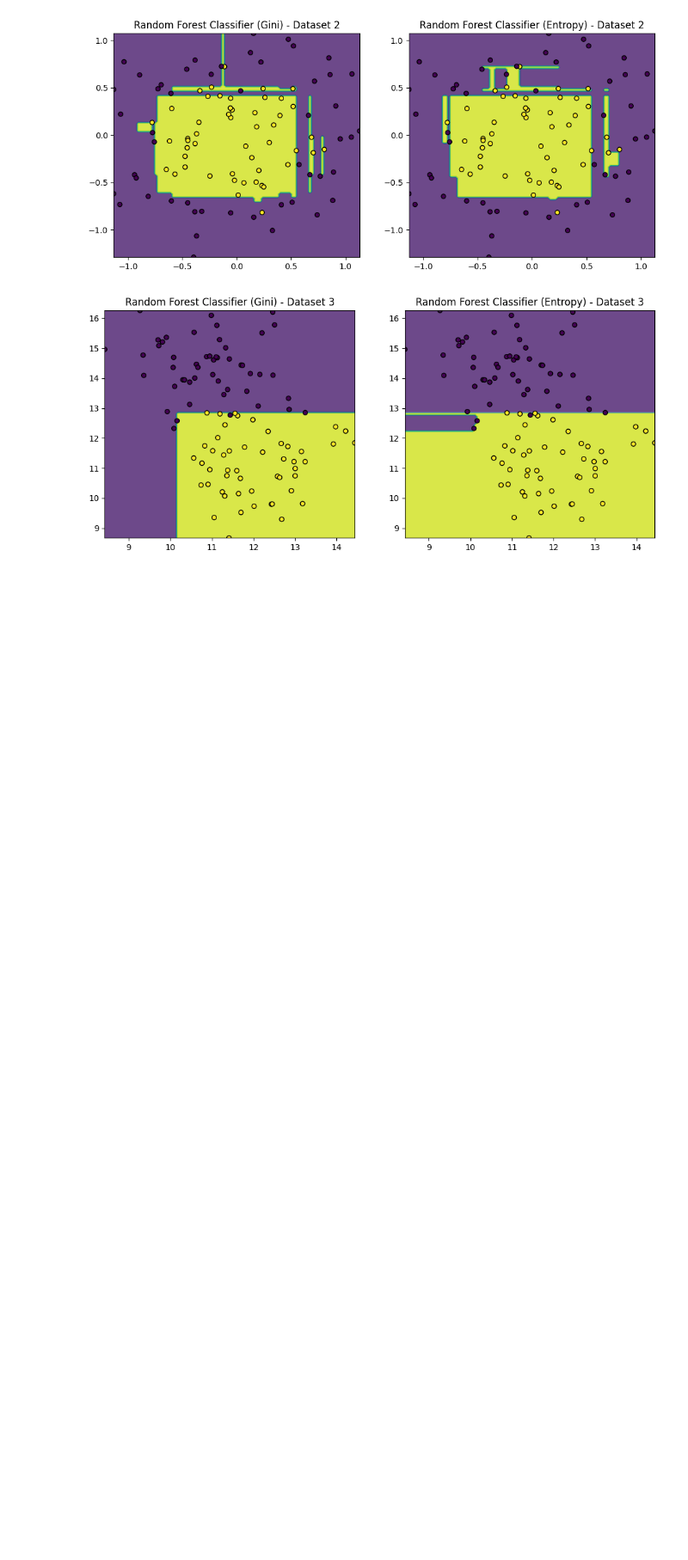
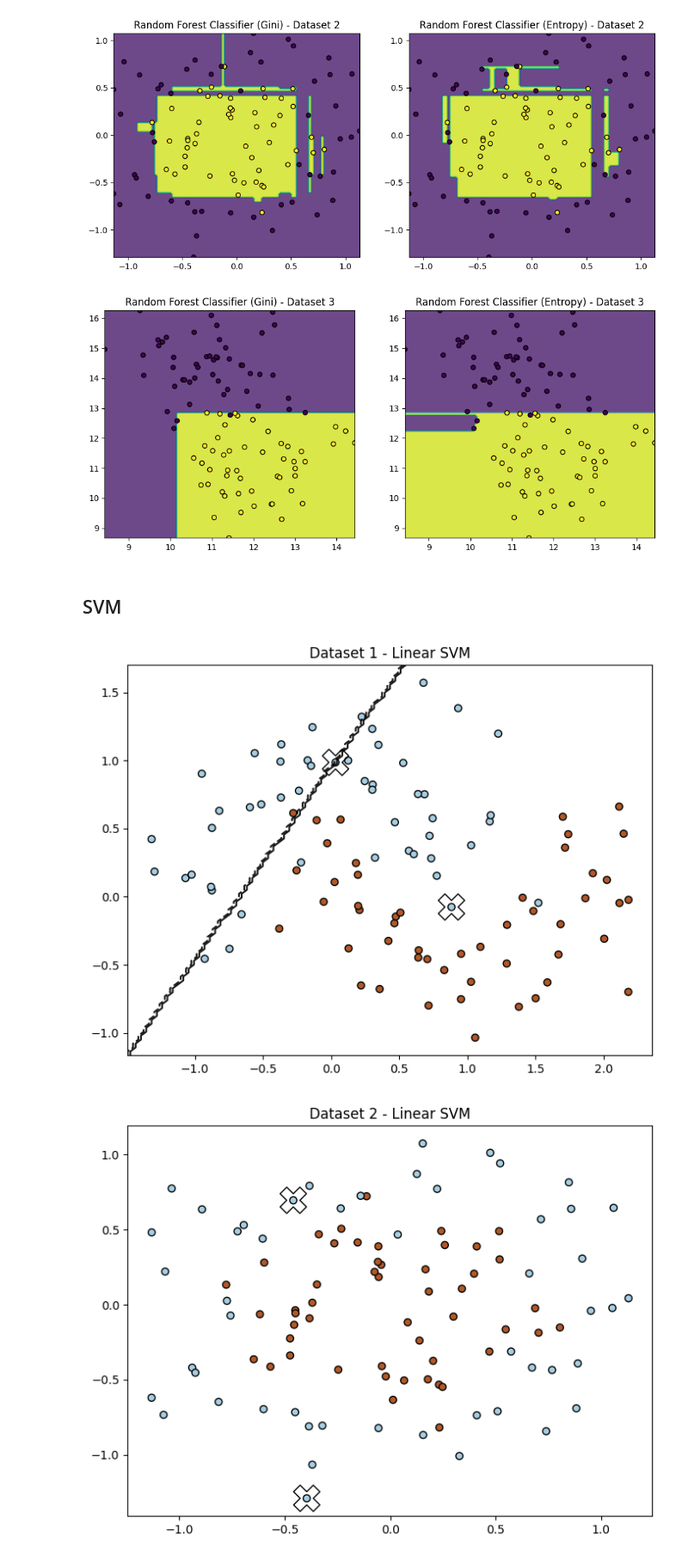
Before and after one commit to ferrorra/Programmation-Avanc-e-AMSD, a Jupyter notebook: BOUROUINA_Rania et AL.ipynb, the cells around one changed output. Shown at 86% size. Saved outputs shown, nothing was run; the diff lists cells and outputs as text; code cells hidden in the pictures; blank space fills up the shorter version.

```diff
--- a/BOUROUINA_Rania.ipynb
+++ b/BOUROUINA_Rania et AL.ipynb
@@ -1282,3 +1446,5 @@ for idx, dataset in enumerate(datasets):
 [figure]
 [figure]
 [figure]
+# %% [markdown]
+## SVM
@@ -1284,0 +1572,11 @@ for idx, dataset in enumerate(datasets):
+# %%
+# Iterate over datasets
+for i, (X, y) in enumerate(datasets, 1):
+    # Create and fit SVM model
+    svm_linear = SVM(kernel='linear', C=0.025)
+    svm_linear.fit(X, y)
+    # Plot decision boundaries for both linear and RBF SVM
+    plot_decision_boundary(X, y, svm_linear, f'Dataset {i} - Linear SVM')
+# %% [output]
+[figure, added]
+[figure, added]
```
Also changed, not shown: parts of 26 cells of this notebook.
